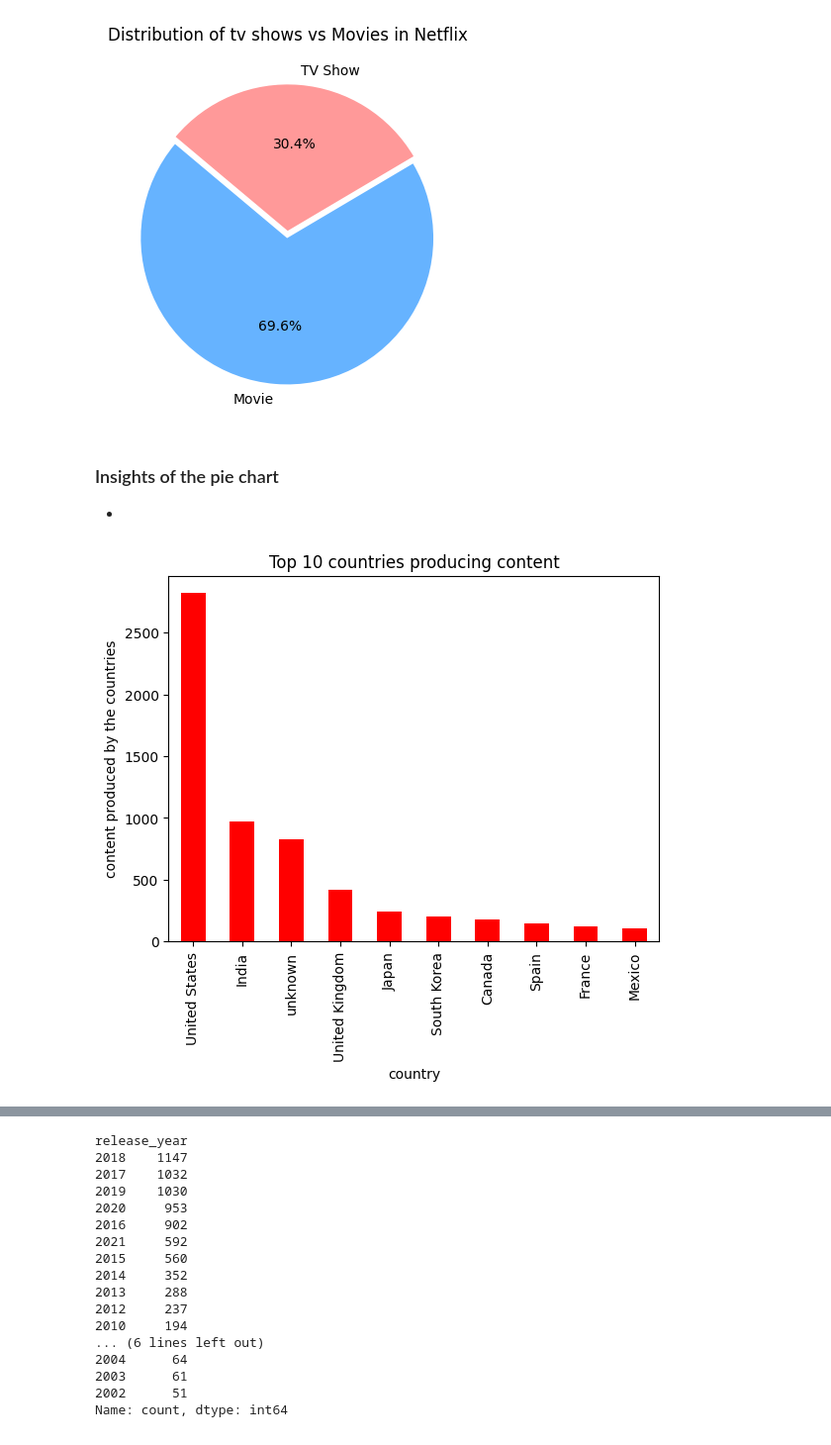
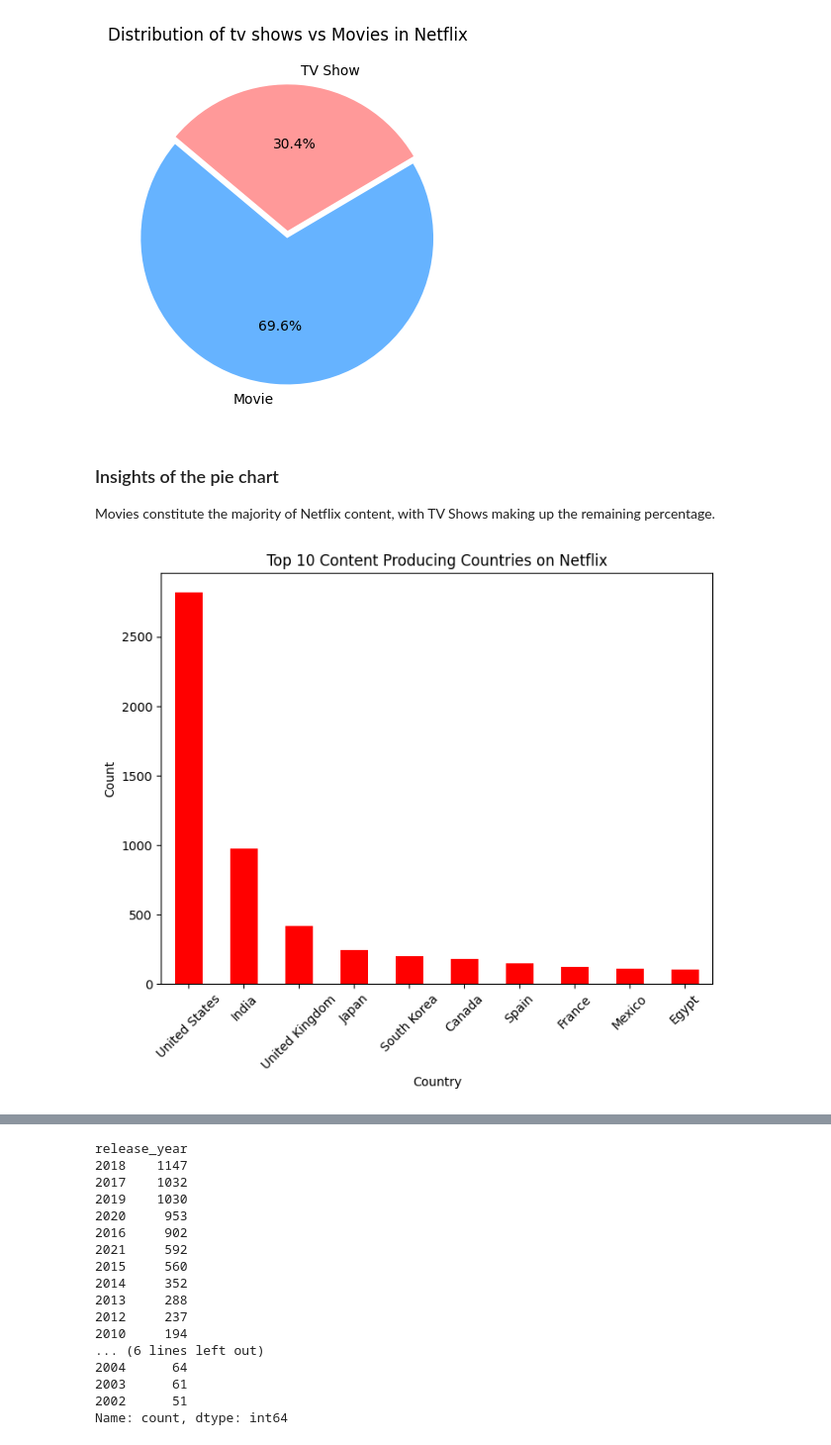
Before and after one commit to anjali0906vinod/netflix_analysis, a Jupyter notebook: netflix.ipynb, the cells around one changed output, grey strips where cells are left out. Shown at 99% size. Cells and saved outputs as stored; diff of their text form; code cells hidden in the pictures.

```diff
--- a/netflix.ipynb
+++ b/netflix.ipynb
@@ -175,14 +136,20 @@ plt.show()
 [figure]
 # %% [markdown]
 ### Insights of the pie chart
--
+Movies constitute the majority of Netflix content, with TV Shows making up the remaining percentage.
-# %%
-#plot
-top_countries = df['country'].value_counts().head(10)
-top_countries.plot(kind='bar', color='red')
-plt.title('Top 10 countries producing content')
-plt.ylabel('content produced by the countries')
-plt.xlabel('country')
-plt.show()
-# %% [output]
-[figure, removed]
+# %%
+df['country'] = df['country'].str.strip().str.title()
+# %%
+#filter the data
+filtered_df = df[df['country'] != 'Unknown']
+# %%
+plt.figure(figsize=(8,6))
+filtered_df['country'].value_counts().head(10).plot(kind='bar', color='red')
+plt.title('Top 10 Content Producing Countries on Netflix')
+plt.xlabel('Country')
+plt.ylabel('Count')
+plt.xticks(rotation=45)
+plt.savefig('plots/bargraph_top_countries.png')
+plt.show()
+# %% [output]
+[figure, added]
```
Also changed, not shown: parts of 7 cells of this notebook, 3 other files.
